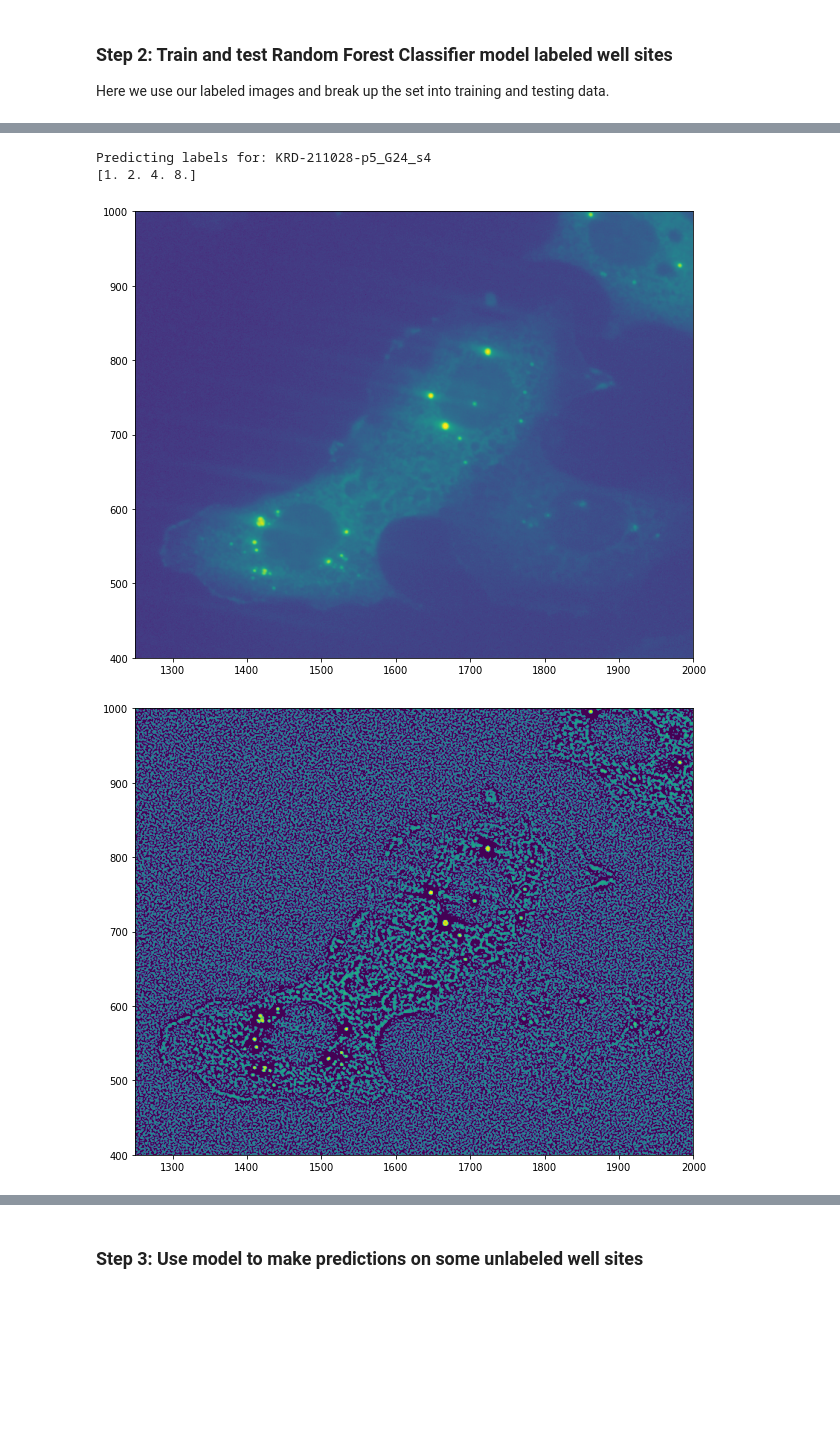
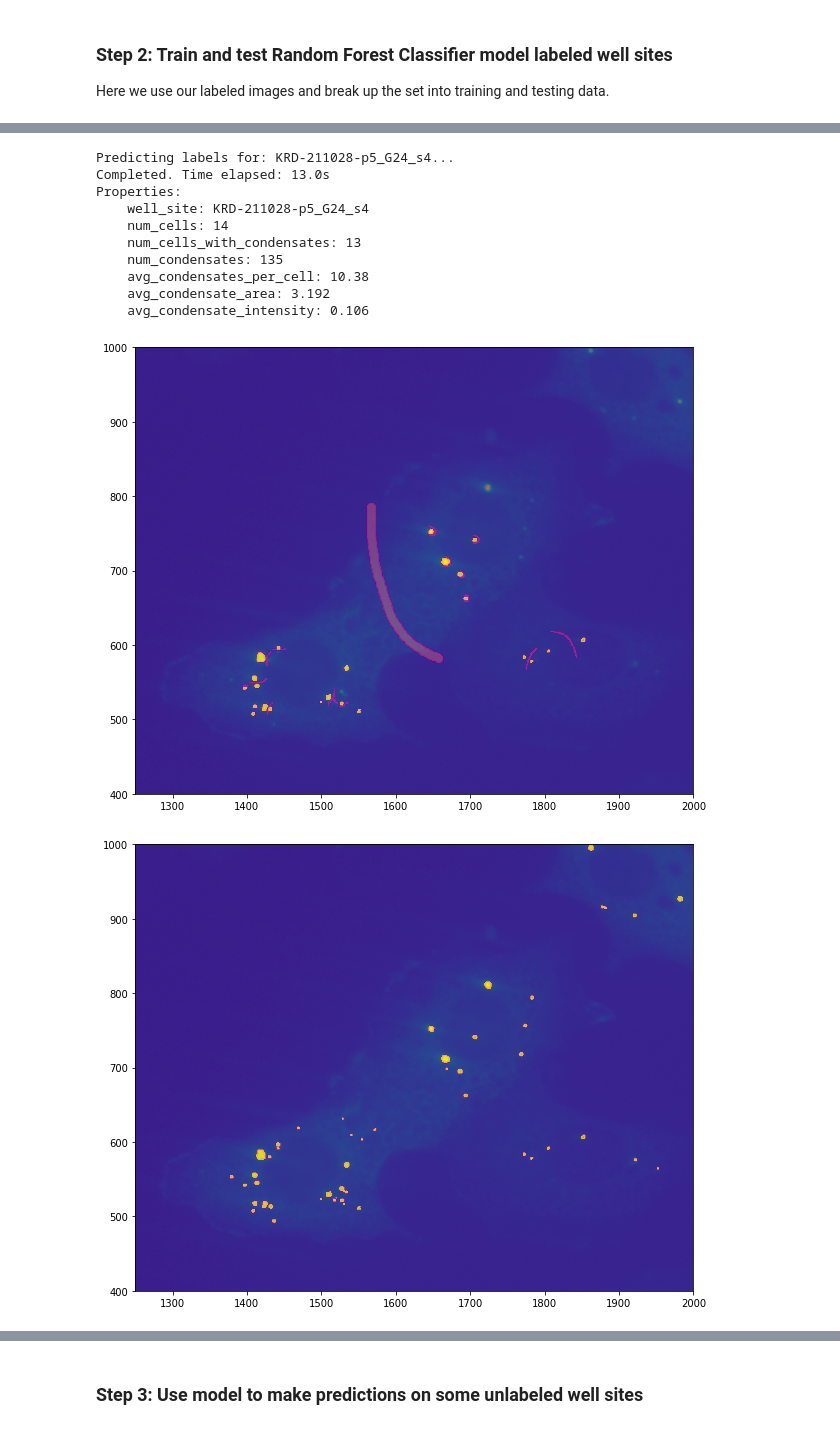
Before and after one commit to rodlaf/am91r, a Jupyter notebook: Spot_Counting.ipynb, the cells around one changed output, grey strips where cells are left out. Drawn from its saved outputs; the diff is of its cells as text; code cells hidden in the pictures; blank space fills up the shorter version.

```diff
--- a/Spot_Counting.ipynb
+++ b/Spot_Counting.ipynb
@@ -168,7 +170,7 @@ class WellSite():
     def display_labels(self, labels, xlim=None, ylim=None):
         fig, ax = plt.subplots(figsize=(10, 10))
         ax.imshow(adjust_gamma(self.wavelengths[1], 0.1))
-        ax.contourf(labels, alpha=0.5)
+        ax.contourf(labels, alpha=0.5, cmap='plasma')
         if xlim is not None:
             ax.set_xlim(xlim)
         if ylim is not None:
@@ -188,8 +190,8 @@ class WellSite():
         ax.imshow(img)
         plt.show()
 
-    def generate_features(self,
-        sigma_min=0.01, sigma_max=8, num_sigma=None, show_features=False, xlim=None, ylim=None):
+    def generate_features(self, texture=True,
+        sigma_min=1, sigma_max=8, num_sigma=4, show_features=False, xlim=None, ylim=None):
 
         if num_sigma is None:
             num_sigma = int(np.log2(sigma_max) - np.log2(sigma_min) + 1)
@@ -201,19 +203,19 @@ class WellSite():
             endpoint=True,
         )
 
-        print(sigmas)
-
         fs = ()
         for sigma in sigmas:
-            LoG = filters.laplace(filters.gaussian(self.wavelengths[1], sigma))
-            fs += (LoG.T, )
+            f = filters.gaussian(self.wavelengths[1], sigma)
+            if texture:
+                f = filters.laplace(f)
+            fs += (np.array(f).flatten(), )
 
-        features = np.swapaxes(np.array(fs), 0, 2)
+        features = np.swapaxes(np.array(fs), 0, 1)
 
         if show_features:
             self.__show_img(self.wavelengths[1], xlim=xlim, ylim=ylim)
-            for feature in np.swapaxes(features, 0, 2):
-                self.__show_img(feature.T, rescale=True, xlim=xlim, ylim=ylim)
+            for feature in np.swapaxes(features, 0, 1):
+                self.__show_img(-feature.reshape(2048, 2048), rescale=True, xlim=xlim, ylim=ylim)
 
         return features
 
@@ -225,7 +227,7 @@ class WellSite():
         self.__create_cell_mask()
 
         # Segment cells using nuclei as labels
-        nuclei = skimage.measure.label(self.nuclei_mask)
+        nuclei = measure.label(self.nuclei_mask)
         segments_watershed = watershed(~self.cell_mask, nuclei, mask=self.cell_mask, watershed_line=True)
 
         # Clear borders; remove cells that are cut off by the border
@@ -311,38 +366,36 @@ Completed. Time elapsed: 2.3s
 # %%
 #
 # This snippet is for running measurement on a single well site
 #
 well_site = ('KRD-211028-p5_G24_s4', POLYICYES_DIR)
 wellSite = WellSite(*well_site)
 
-print('Predicting labels for: '+wellSite.name)
+print('Predicting labels for: '+wellSite.name+'...')
 start = time.time()
 
 features = wellSite.generate_features(show_features=False, xlim=(1250, 2000), ylim=(400, 1000))
 pred_labels = predict_segmenter(features, clf)
 
 end = time.time()
 print('Completed. Time elapsed: '+str(np.around(end - start, 2))+'s')
 
-props = wellSite.get_properties(pred_labels)
+props = wellSite.get_properties(pred_labels.reshape(2048, 2048))
 print('Properties:')
 for key in props:
     print('    '+str(key)+': '+str(props[key]))
 
-
-# Here we visualize the single prediction process
-
-# viewer = napari.Viewer()
-# # viewer.add_image(wellSite.wavelengths[0])
-# viewer.add_image(wellSite.wavelengths[1])
-# # viewer.add_image(wellSite.wavelengths[2])
-# viewer.add_image(wellSite.mask)
-# viewer.add_image(wellSite.pre_mask)
-# viewer.add_image(wellSite.outlier_mask)
-# viewer.add_image(pred_labels)
-# viewer.show()
+wellSite.display_labels(wellSite.labels, xlim=(1250, 2000), ylim=(400, 1000))
+wellSite.display_labels(pred_labels.reshape(2048, 2048), xlim=(1250, 2000), ylim=(400, 1000))
 # %% [output]
-Predicting labels for: KRD-211028-p5_G24_s4
-[1. 2. 4. 8.]
+Predicting labels for: KRD-211028-p5_G24_s4...
+Completed. Time elapsed: 13.0s
+Properties:
+    well_site: KRD-211028-p5_G24_s4
+    num_cells: 14
+    num_cells_with_condensates: 13
+    num_condensates: 135
+    avg_condensates_per_cell: 10.38
+    avg_condensate_area: 3.192
+    avg_condensate_intensity: 0.106
-[figure, old version]
+[figure, new version]
-[figure, old version]
+[figure, new version]
```
Also changed, not shown: parts of 11 cells of this notebook, 14 other files.
